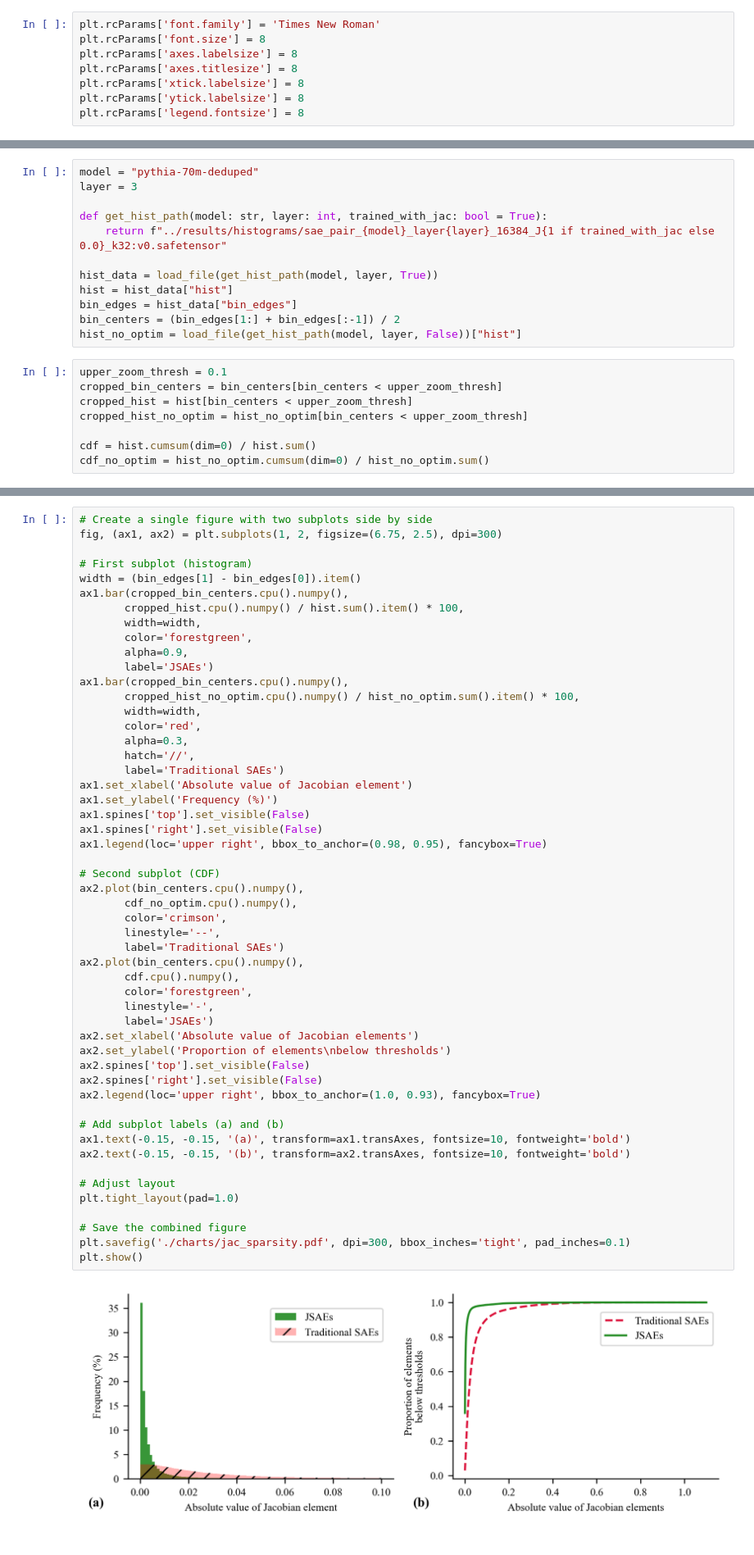
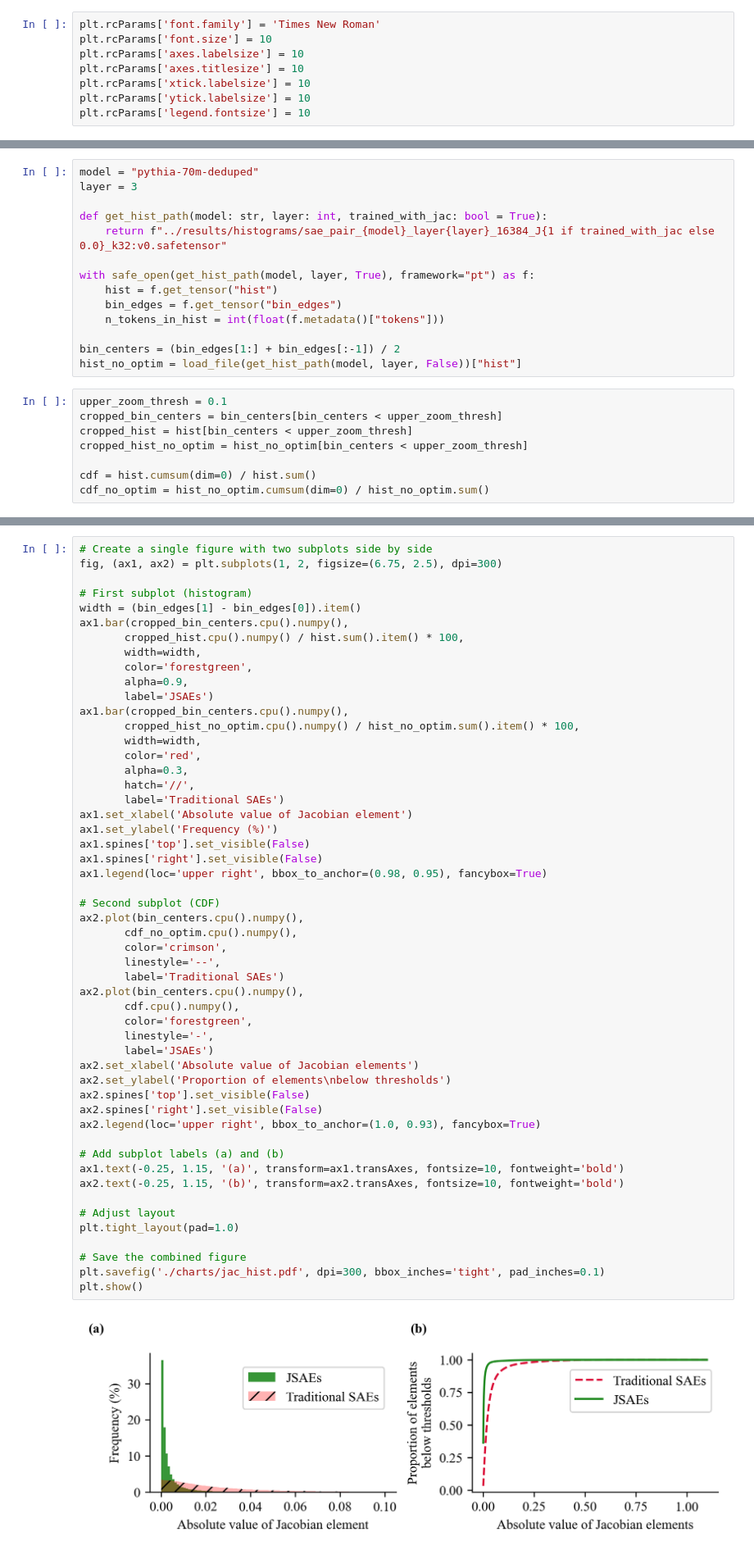
Before and after one commit to jugard99/jacobian-saes, a Jupyter notebook: notebooks/final_charts.ipynb, the cells around one changed output, grey strips where cells are left out. Shown at 82% size. Saved outputs shown, nothing was run; the diff lists cells and outputs as text.

Commit message:
Updated charts

```diff
--- a/notebooks/final_charts.ipynb
+++ b/notebooks/final_charts.ipynb
@@ -14,12 +16,12 @@ sys.path.append("../")
 from jacobian_saes.utils import load_pretrained, run_sandwich
 # %%
 plt.rcParams['font.family'] = 'Times New Roman'
-plt.rcParams['font.size'] = 8
-plt.rcParams['axes.labelsize'] = 8
-plt.rcParams['axes.titlesize'] = 8
-plt.rcParams['xtick.labelsize'] = 8
-plt.rcParams['ytick.labelsize'] = 8
-plt.rcParams['legend.fontsize'] = 8
+plt.rcParams['font.size'] = 10
+plt.rcParams['axes.labelsize'] = 10
+plt.rcParams['axes.titlesize'] = 10
+plt.rcParams['xtick.labelsize'] = 10
+plt.rcParams['ytick.labelsize'] = 10
+plt.rcParams['legend.fontsize'] = 10
 # %% [markdown]
 ## Jacobian sparsity
 Run `runners/histogram.py` first to get the data
@@ -32,9 +34,11 @@ layer = 3
 def get_hist_path(model: str, layer: int, trained_with_jac: bool = True):
     return f"../results/histograms/sae_pair_{model}_layer{layer}_16384_J{1 if trained_with_jac else 0.0}_k32:v0.safetensor"
 
-hist_data = load_file(get_hist_path(model, layer, True))
-hist = hist_data["hist"]
-bin_edges = hist_data["bin_edges"]
+with safe_open(get_hist_path(model, layer, True), framework="pt") as f:
+    hist = f.get_tensor("hist")
+    bin_edges = f.get_tensor("bin_edges")
+    n_tokens_in_hist = int(float(f.metadata()["tokens"]))
+
 bin_centers = (bin_edges[1:] + bin_edges[:-1]) / 2
 hist_no_optim = load_file(get_hist_path(model, layer, False))["hist"]
 # %%
@@ -68,37 +85,37 @@ ax1.set_xlabel('Absolute value of Jacobian element')
 ax1.set_ylabel('Frequency (%)')
 ax1.spines['top'].set_visible(False)
 ax1.spines['right'].set_visible(False)
 ax1.legend(loc='upper right', bbox_to_anchor=(0.98, 0.95), fancybox=True)
 
 # Second subplot (CDF)
 ax2.plot(bin_centers.cpu().numpy(),
        cdf_no_optim.cpu().numpy(),
        color='crimson',
        linestyle='--',
        label='Traditional SAEs')
 ax2.plot(bin_centers.cpu().numpy(),
        cdf.cpu().numpy(),
        color='forestgreen',
        linestyle='-',
        label='JSAEs')
 ax2.set_xlabel('Absolute value of Jacobian elements')
 ax2.set_ylabel('Proportion of elements\nbelow thresholds')
 ax2.spines['top'].set_visible(False)
 ax2.spines['right'].set_visible(False)
 ax2.legend(loc='upper right', bbox_to_anchor=(1.0, 0.93), fancybox=True)
 
 # Add subplot labels (a) and (b)
-ax1.text(-0.15, -0.15, '(a)', transform=ax1.transAxes, fontsize=10, fontweight='bold')
-ax2.text(-0.15, -0.15, '(b)', transform=ax2.transAxes, fontsize=10, fontweight='bold')
+ax1.text(-0.25, 1.15, '(a)', transform=ax1.transAxes, fontsize=10, fontweight='bold')
+ax2.text(-0.25, 1.15, '(b)', transform=ax2.transAxes, fontsize=10, fontweight='bold')
 
 # Adjust layout
 plt.tight_layout(pad=1.0)
 
 # Save the combined figure
-plt.savefig('./charts/jac_sparsity.pdf', dpi=300, bbox_inches='tight', pad_inches=0.1)
+plt.savefig('./charts/jac_hist.pdf', dpi=300, bbox_inches='tight', pad_inches=0.1)
 plt.show()
 # %% [output]
-[figure, old version]
+[figure, new version]
 # %% [markdown]
 One figure for demonstrating sparsity with a bunch of different metrics (subcharts) incl this one
 
```
Also changed, not shown: parts of 11 cells of this notebook, 10 other files.
